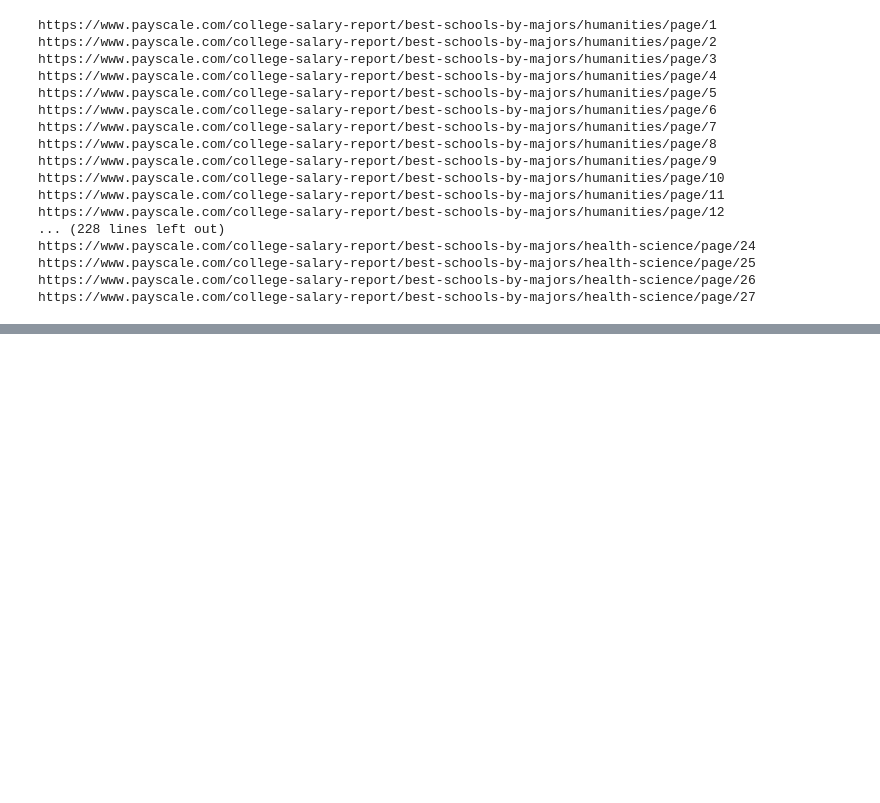
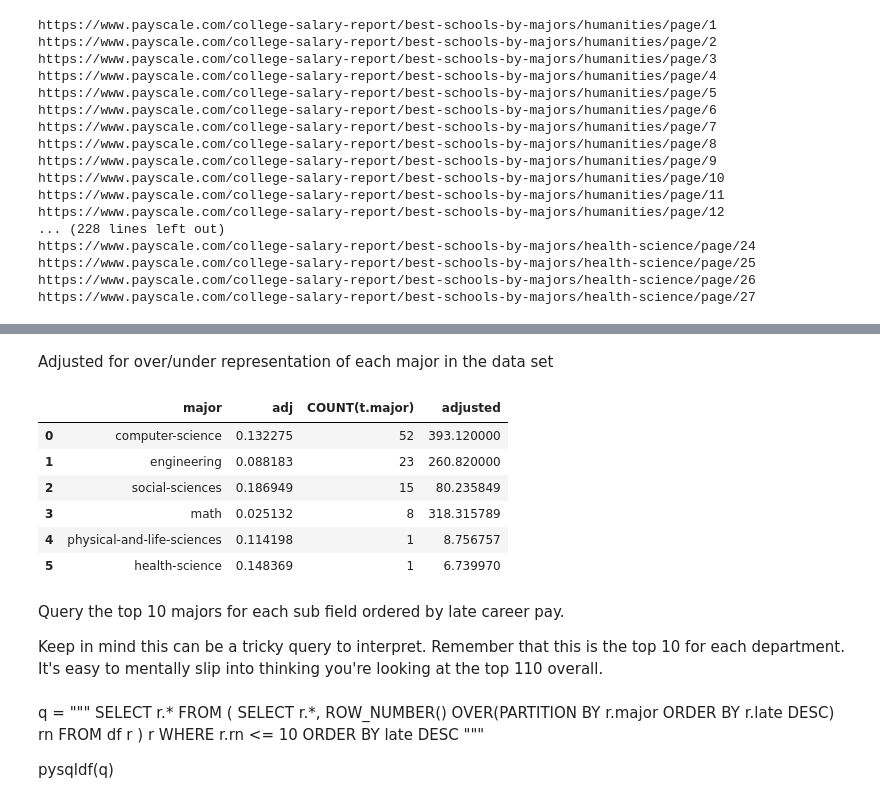
Before and after one commit to geoffswc/College-PayScale-Analysis, a Jupyter notebook: Payscale-All.ipynb, the cells around one changed output, grey strips where cells are left out. Cells and saved outputs as stored; diff of their text form; code cells hidden in the pictures; blank space fills up the shorter version.

```diff
--- a/Payscale-All.ipynb
+++ b/Payscale-All.ipynb
@@ -79,2 +147,22 @@ pysqldf = lambda q: sqldf(q, globals())
+# %% [markdown]
+Adjusted for over/under representation of each major in the data set
+# %%
+pysqldf("""
+SELECT t.major, mc.adj, COUNT(t.major), COUNT(t.major) / mc.adj AS adjusted
+FROM top_100_late t
+JOIN
+major_counts mc
+ON t.major = mc.major
+GROUP BY t.major
+ORDER BY COUNT(t.major) DESC
+""")
+# %% [output]
+|  | major | adj | COUNT(t.major) | adjusted |
+| 0 | computer-science | 0.132275 | 52 | 393.120000 |
+| 1 | engineering | 0.088183 | 23 | 260.820000 |
+| 2 | social-sciences | 0.186949 | 15 | 80.235849 |
+| 3 | math | 0.025132 | 8 | 318.315789 |
+| 4 | physical-and-life-sciences | 0.114198 | 1 | 8.756757 |
+| 5 | health-science | 0.148369 | 1 | 6.739970 |
 # %%
 pd.set_option('display.max_rows', None)
@@ -82,0 +169,20 @@ pysqldf("SELECT major, max(index) FROM df ORDER where major = 'humanities' GROUP
+# %% [markdown]
+Query the top 10 majors for each sub field ordered by late career pay.
+
+Keep in mind this can be a tricky query to interpret. Remember that this is the top 10 for each department. It's easy to mentally slip into thinking you're looking at the top 110 overall.
+# %% [markdown]
+q = """
+SELECT r.*
+FROM
+(
+    SELECT
+        r.*,
+        ROW_NUMBER() OVER(PARTITION BY r.major
+                          ORDER BY r.late DESC) rn
+    FROM df r
+) r
+WHERE r.rn <= 10
+ORDER BY late DESC
+"""
+
+pysqldf(q)
```
Also changed, not shown: parts of 10 cells of this notebook, 2 other files.
